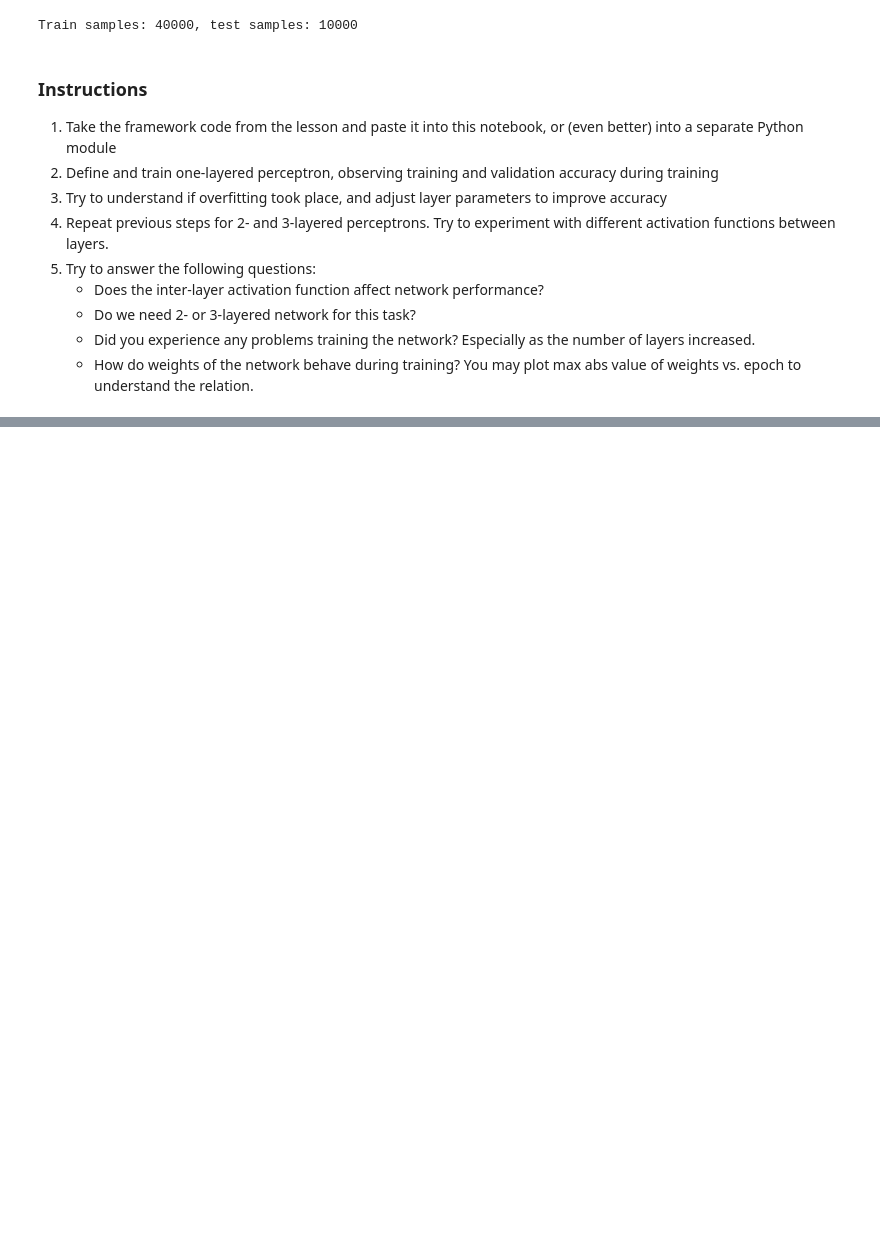
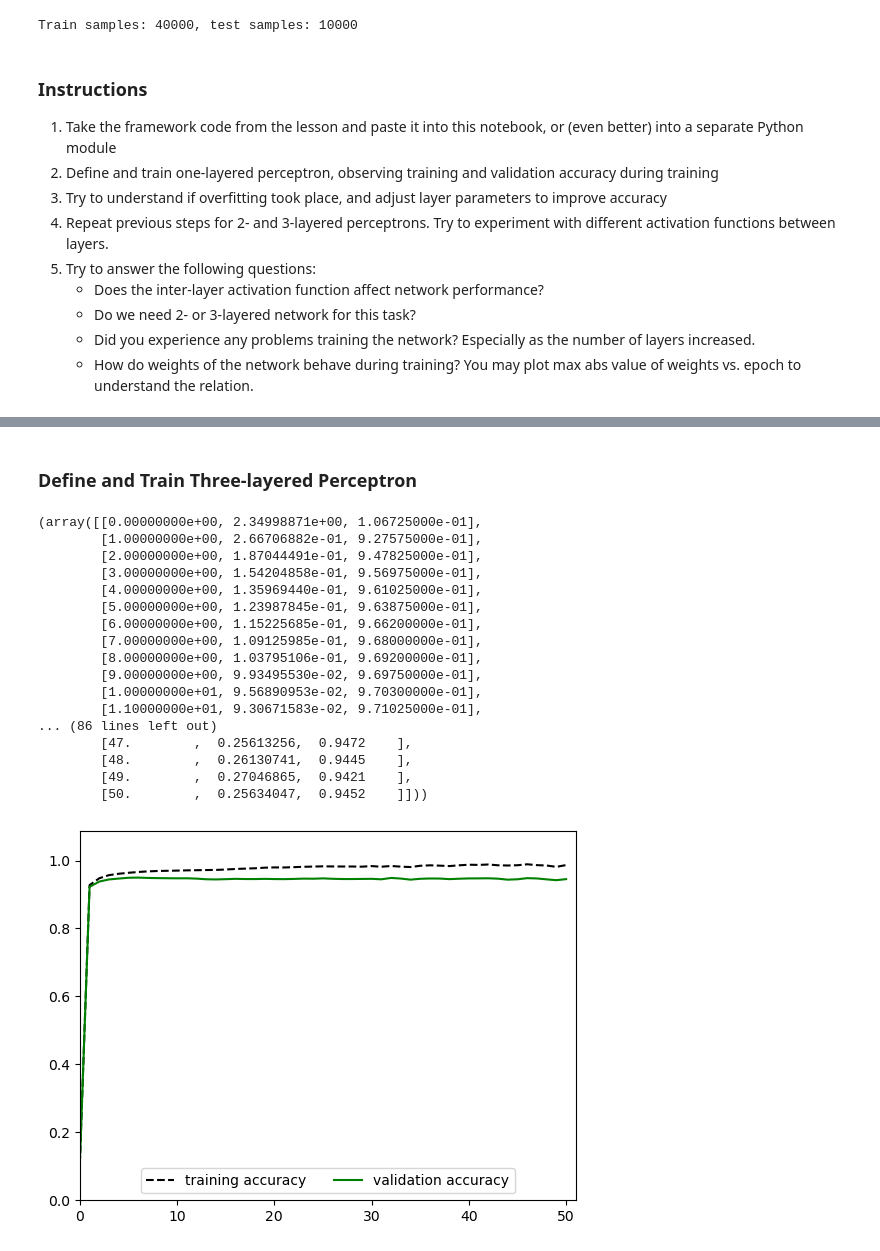
Before and after one commit to tsreaper/AI-For-Beginners, a Jupyter notebook: lessons/3-NeuralNetworks/04-OwnFramework/lab/MyFW_MNIST.ipynb, the cells around one changed output, grey strips where cells are left out. Saved outputs shown, nothing was run; the diff lists cells and outputs as text; code cells hidden in the pictures; blank space fills up the shorter version.

```diff
--- a/lessons/3-NeuralNetworks/04-OwnFramework/lab/MyFW_MNIST.ipynb
+++ b/lessons/3-NeuralNetworks/04-OwnFramework/lab/MyFW_MNIST.ipynb
@@ -53,0 +286,31 @@ Train samples: 40000, test samples: 10000
+# %% [markdown]
+### Define and Train Three-layered Perceptron
+# %%
+net = Net()
+net.add(Linear(features_train[0].shape[0], 28))
+net.add(Tanh())
+net.add(Linear(28, 10))
+net.add(Tanh())
+net.add(Linear(10, 10))
+net.add(Softmax())
+
+train_and_plot(features_train, labels_train, features_test, labels_test, 50, net, lr=0.01)
+# %% [output]
+(array([[0.00000000e+00, 2.34998871e+00, 1.06725000e-01],
+        [1.00000000e+00, 2.66706882e-01, 9.27575000e-01],
+        [2.00000000e+00, 1.87044491e-01, 9.47825000e-01],
+        [3.00000000e+00, 1.54204858e-01, 9.56975000e-01],
+        [4.00000000e+00, 1.35969440e-01, 9.61025000e-01],
+        [5.00000000e+00, 1.23987845e-01, 9.63875000e-01],
+        [6.00000000e+00, 1.15225685e-01, 9.66200000e-01],
+        [7.00000000e+00, 1.09125985e-01, 9.68000000e-01],
+        [8.00000000e+00, 1.03795106e-01, 9.69200000e-01],
+        [9.00000000e+00, 9.93495530e-02, 9.69750000e-01],
+        [1.00000000e+01, 9.56890953e-02, 9.70300000e-01],
+        [1.10000000e+01, 9.30671583e-02, 9.71025000e-01],
+... (86 lines left out)
+        [47.        ,  0.25613256,  0.9472    ],
+        [48.        ,  0.26130741,  0.9445    ],
+        [49.        ,  0.27046865,  0.9421    ],
+        [50.        ,  0.25634047,  0.9452    ]]))
+[figure, added]
```
Also changed, not shown: parts of 27 cells of this notebook.
